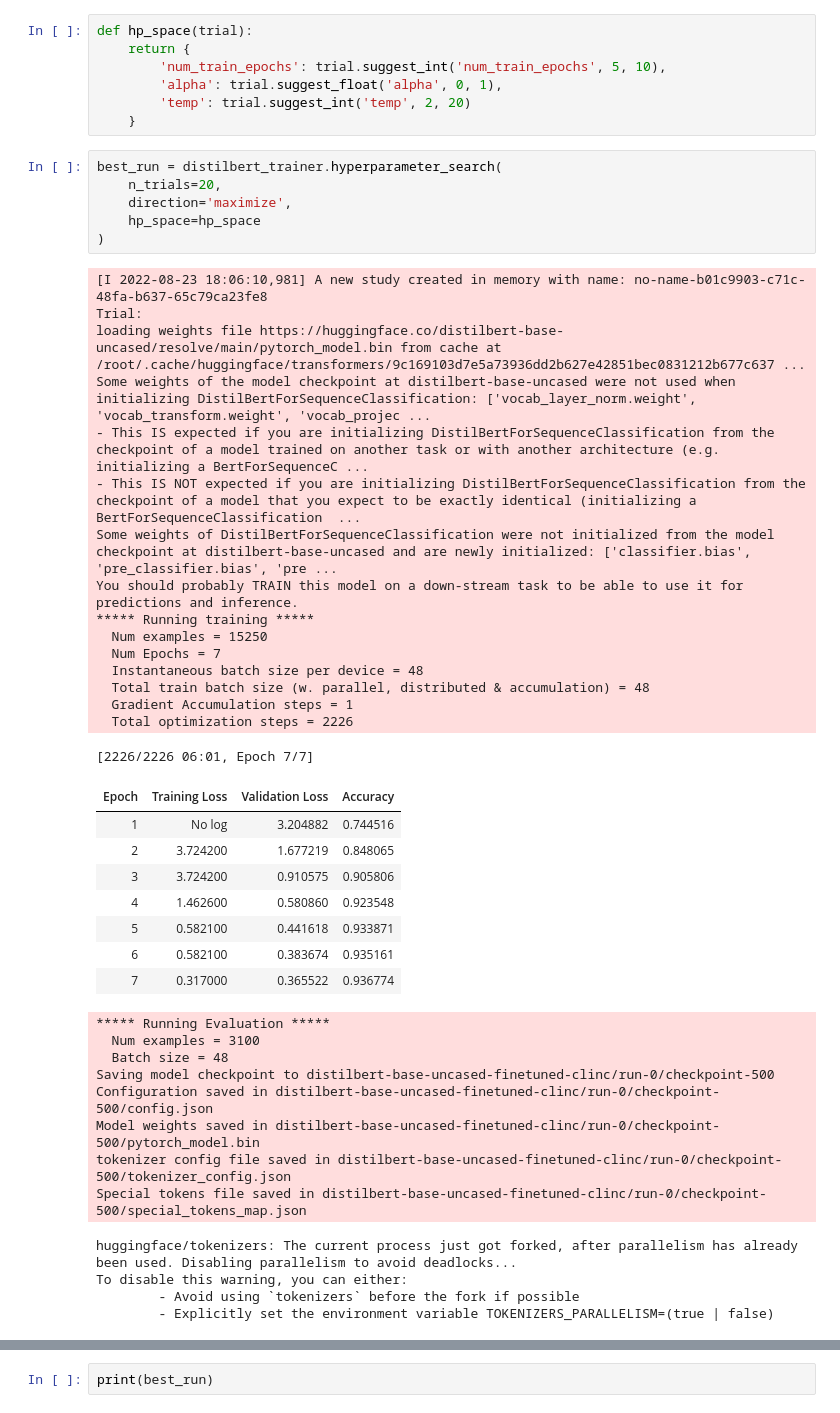
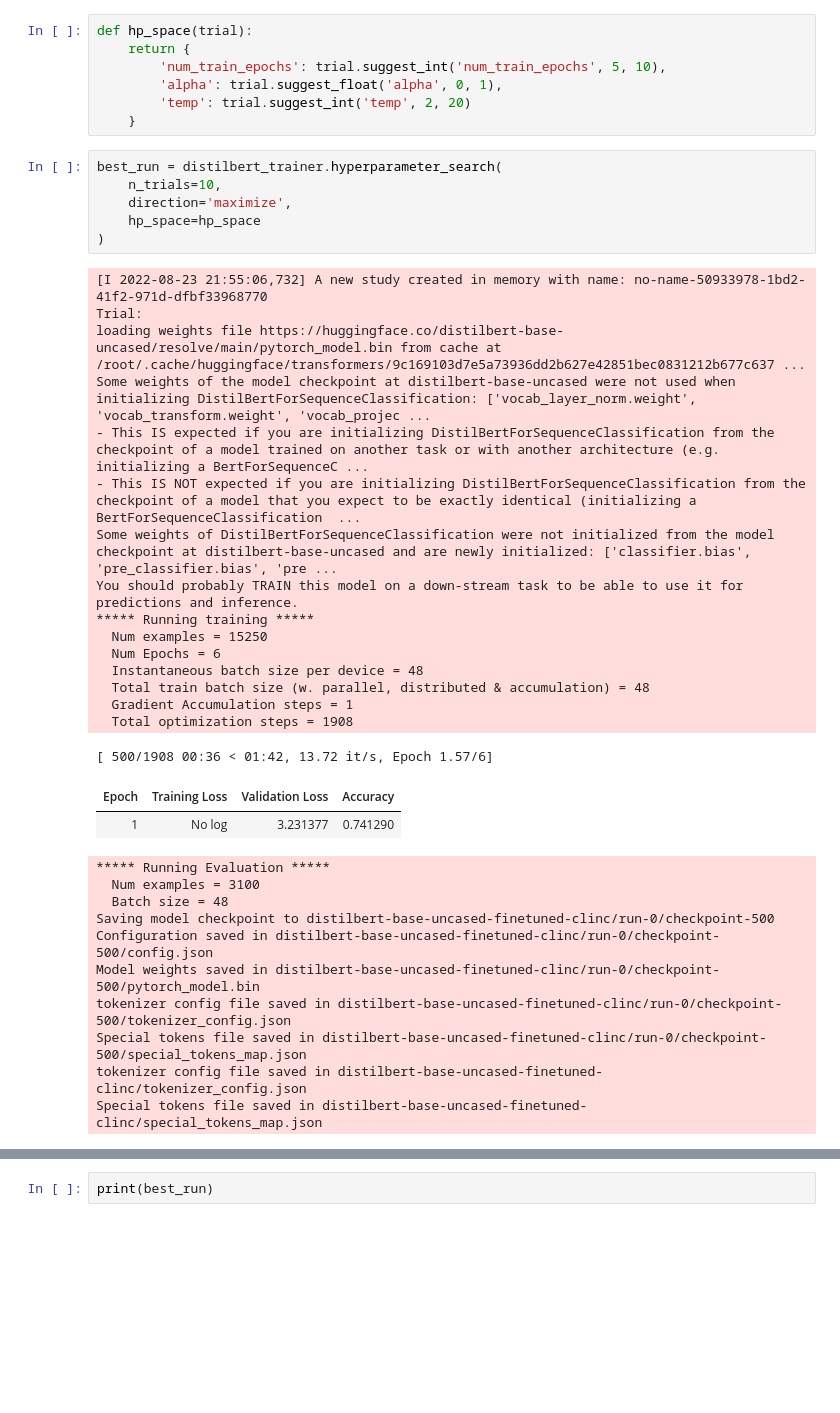
Before and after one commit to chris-santiago/nlpwt, a Jupyter notebook: chap_8.ipynb, the cells around one changed output, grey strips where cells are left out. Drawn from its saved outputs; the diff is of its cells as text; blank space fills up the shorter version.

```diff
--- a/chap_8.ipynb
+++ b/chap_8.ipynb
@@ -519,35 +535,29 @@ def hp_space(trial):
     }
 # %%
 best_run = distilbert_trainer.hyperparameter_search(
-    n_trials=20,
+    n_trials=10,
     direction='maximize',
     hp_space=hp_space
 )
 # %% [output]
-[I 2022-08-23 18:06:10,981] A new study created in memory with name: no-name-b01c9903-c71c-48fa-b637-65c79ca23fe8
+[I 2022-08-23 21:55:06,732] A new study created in memory with name: no-name-50933978-1bd2-41f2-971d-dfbf33968770
 Trial:
 loading weights file https://huggingface.co/distilbert-base-uncased/resolve/main/pytorch_model.bin from cache at /root/.cache/huggingface/transformers/9c169103d7e5a73936dd2b627e42851bec0831212b677c637 ...
 Some weights of the model checkpoint at distilbert-base-uncased were not used when initializing DistilBertForSequenceClassification: ['vocab_layer_norm.weight', 'vocab_transform.weight', 'vocab_projec ...
 - This IS expected if you are initializing DistilBertForSequenceClassification from the checkpoint of a model trained on another task or with another architecture (e.g. initializing a BertForSequenceC ...
 - This IS NOT expected if you are initializing DistilBertForSequenceClassification from the checkpoint of a model that you expect to be exactly identical (initializing a BertForSequenceClassification  ...
 Some weights of DistilBertForSequenceClassification were not initialized from the model checkpoint at distilbert-base-uncased and are newly initialized: ['classifier.bias', 'pre_classifier.bias', 'pre ...
 You should probably TRAIN this model on a down-stream task to be able to use it for predictions and inference.
 ***** Running training *****
   Num examples = 15250
-  Num Epochs = 7
+  Num Epochs = 6
   Instantaneous batch size per device = 48
   Total train batch size (w. parallel, distributed & accumulation) = 48
   Gradient Accumulation steps = 1
-  Total optimization steps = 2226
+  Total optimization steps = 1908
-[2226/2226 06:01, Epoch 7/7]
+[ 500/1908 00:36 < 01:42, 13.72 it/s, Epoch 1.57/6]
 | Epoch | Training Loss | Validation Loss | Accuracy |
-| 1 | No log | 3.204882 | 0.744516 |
-| 2 | 3.724200 | 1.677219 | 0.848065 |
-| 3 | 3.724200 | 0.910575 | 0.905806 |
-| 4 | 1.462600 | 0.580860 | 0.923548 |
-| 5 | 0.582100 | 0.441618 | 0.933871 |
-| 6 | 0.582100 | 0.383674 | 0.935161 |
-| 7 | 0.317000 | 0.365522 | 0.936774 |
+| 1 | No log | 3.231377 | 0.741290 |
 ***** Running Evaluation *****
   Num examples = 3100
   Batch size = 48
@@ -556,7 +566,5 @@ Configuration saved in distilbert-base-uncased-finetuned-clinc/run-0/checkpoint-
 Model weights saved in distilbert-base-uncased-finetuned-clinc/run-0/checkpoint-500/pytorch_model.bin
 tokenizer config file saved in distilbert-base-uncased-finetuned-clinc/run-0/checkpoint-500/tokenizer_config.json
 Special tokens file saved in distilbert-base-uncased-finetuned-clinc/run-0/checkpoint-500/special_tokens_map.json
+tokenizer config file saved in distilbert-base-uncased-finetuned-clinc/tokenizer_config.json
+Special tokens file saved in distilbert-base-uncased-finetuned-clinc/special_tokens_map.json
-huggingface/tokenizers: The current process just got forked, after parallelism has already been used. Disabling parallelism to avoid deadlocks...
-To disable this warning, you can either:
-        - Avoid using `tokenizers` before the fork if possible
-        - Explicitly set the environment variable TOKENIZERS_PARALLELISM=(true | false)
```
Also changed, not shown: parts of 4 cells of this notebook, 1 other file.
